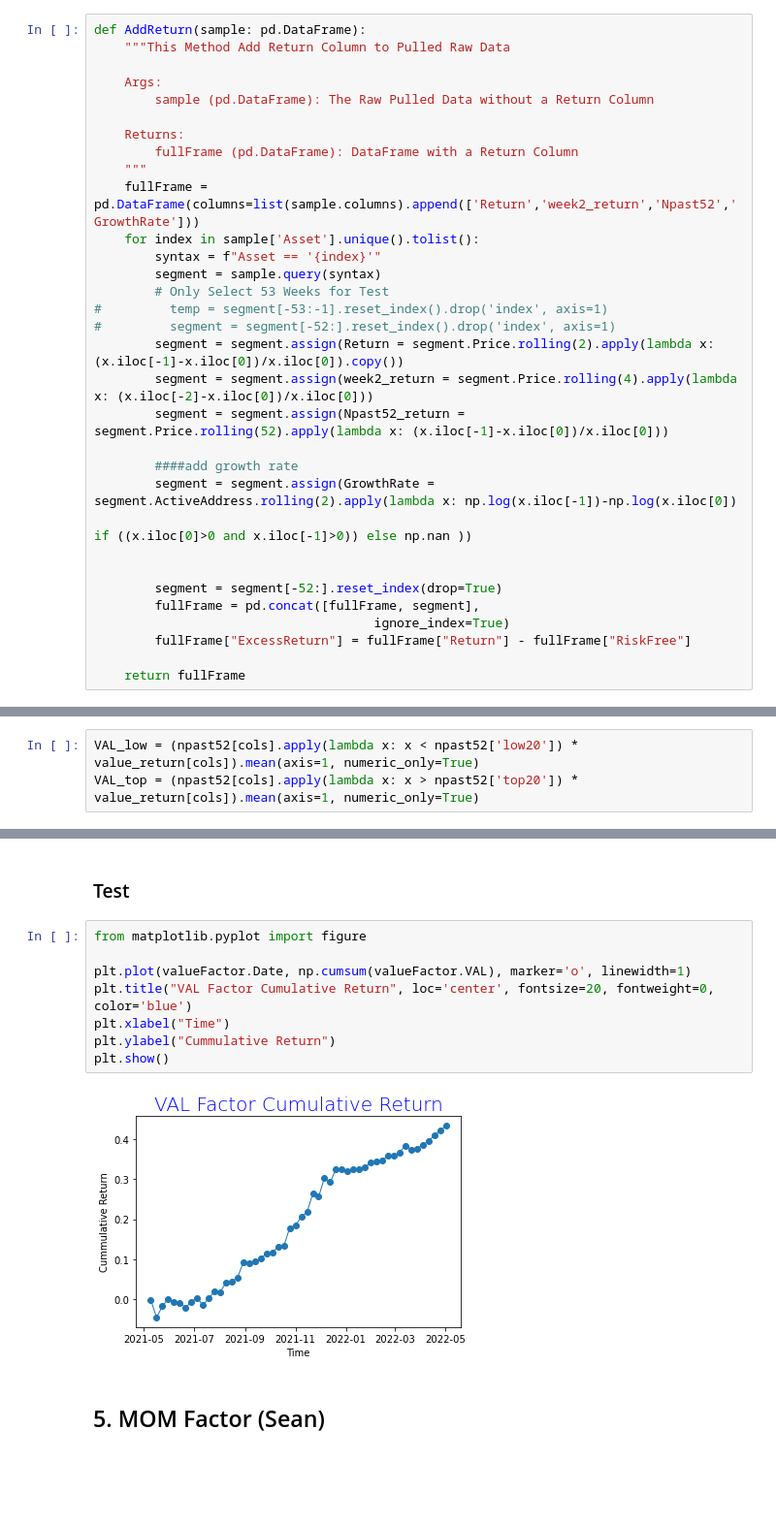
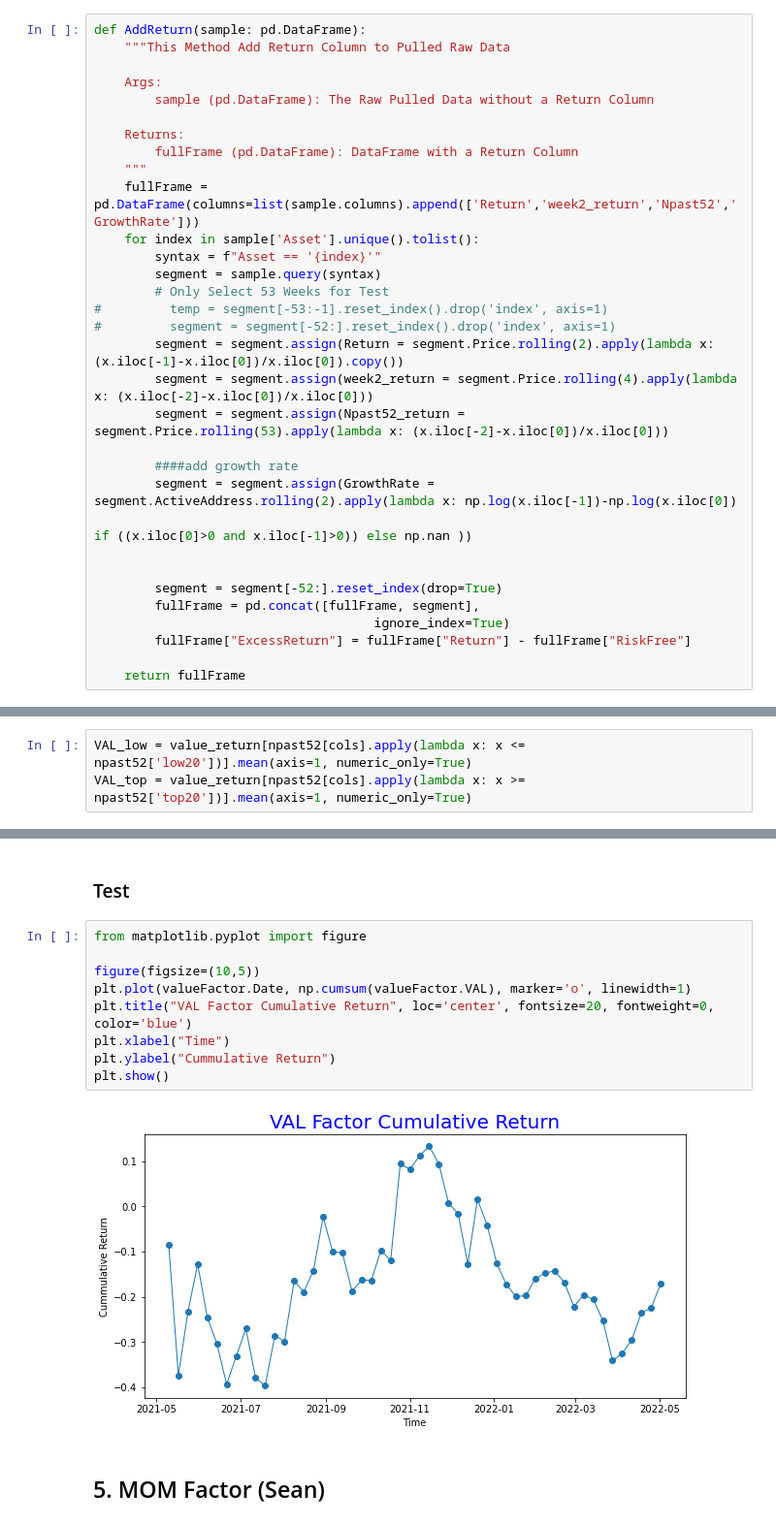
Before and after one commit to PracticumCrypto/C5-Analyzer, a Jupyter notebook: ALL.ipynb, the cells around one changed output, grey strips where cells are left out. Shown at 97% size. Drawn from its saved outputs; the diff is of its cells as text; blank space fills up the shorter version.

Commit message:
update VALUE

```diff
--- a/ALL.ipynb
+++ b/ALL.ipynb
@@ -213,7 +213,7 @@ def AddReturn(sample: pd.DataFrame):
 #         segment = segment[-52:].reset_index().drop('index', axis=1)
         segment = segment.assign(Return = segment.Price.rolling(2).apply(lambda x: (x.iloc[-1]-x.iloc[0])/x.iloc[0]).copy())
         segment = segment.assign(week2_return = segment.Price.rolling(4).apply(lambda x: (x.iloc[-2]-x.iloc[0])/x.iloc[0]))
-        segment = segment.assign(Npast52_return = segment.Price.rolling(52).apply(lambda x: (x.iloc[-1]-x.iloc[0])/x.iloc[0]))
+        segment = segment.assign(Npast52_return = segment.Price.rolling(53).apply(lambda x: (x.iloc[-2]-x.iloc[0])/x.iloc[0]))
 
         ####add growth rate
         segment = segment.assign(GrowthRate = segment.ActiveAddress.rolling(2).apply(lambda x: np.log(x.iloc[-1])-np.log(x.iloc[0])
@@ -565,8 +573,8 @@ npast52['low20'] = npast52[cols].quantile(q=0.2,axis=1, numeric_only=True, inter
 # %% [markdown]
 **check whether Npast52 of a coin in a day is in low20 or top20, then calculate the weekly return mean of low20 and top20 , respectively**
 # %%
-VAL_low = (npast52[cols].apply(lambda x: x < npast52['low20']) * value_return[cols]).mean(axis=1, numeric_only=True)
-VAL_top = (npast52[cols].apply(lambda x: x > npast52['top20']) * value_return[cols]).mean(axis=1, numeric_only=True)
+VAL_low = value_return[npast52[cols].apply(lambda x: x <= npast52['low20'])].mean(axis=1, numeric_only=True)
+VAL_top = value_return[npast52[cols].apply(lambda x: x >= npast52['top20'])].mean(axis=1, numeric_only=True)
 # %% [markdown]
 **calculate Value factor using long-short method**
 # %%
@@ -600,13 +608,14 @@ plt.show()
 # %%
 from matplotlib.pyplot import figure
 
+figure(figsize=(10,5))
 plt.plot(valueFactor.Date, np.cumsum(valueFactor.VAL), marker='o', linewidth=1)
 plt.title("VAL Factor Cumulative Return", loc='center', fontsize=20, fontweight=0, color='blue')
 plt.xlabel("Time")
 plt.ylabel("Cummulative Return")
 plt.show()
 # %% [output]
-[figure, old version]
+[figure, new version]
 # %% [markdown]
 ## 5. MOM Factor (Sean)
 # %%
```
Also changed, not shown: parts of 27 cells of this notebook.
